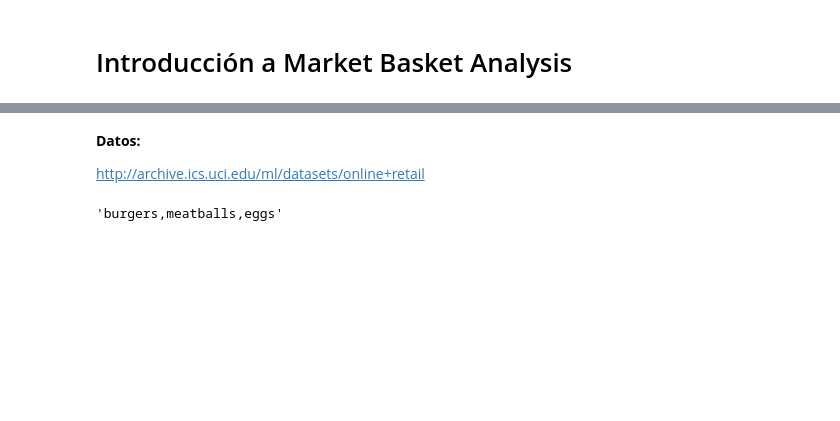
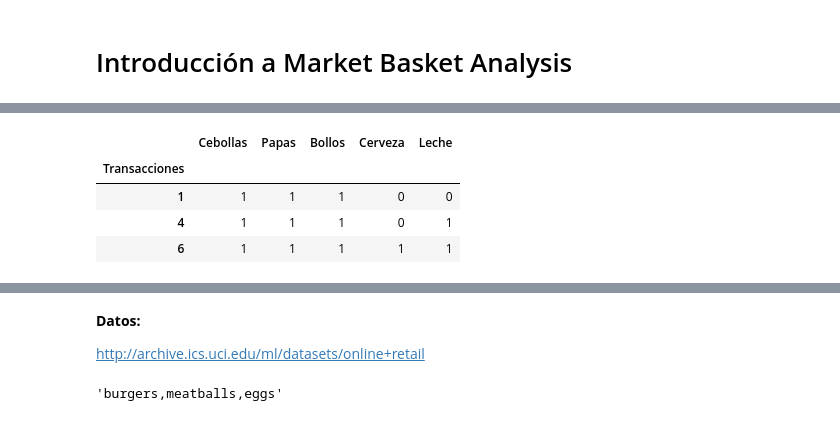
Before and after one commit to edavgaun/Python_Intermedio, a Jupyter notebook: Market_Basket_Analysis.ipynb, the cells around one changed output, grey strips where cells are left out. Drawn from its saved outputs; the diff is of its cells as text; code cells hidden in the pictures; blank space fills up the shorter version.

```diff
--- a/Market_Basket_Analysis.ipynb
+++ b/Market_Basket_Analysis.ipynb
@@ -8,0 +106,10 @@ Algoritmo que usa reglas de asociación para determinar que artículos se compra
+# %%
+# conf{Cebollas -> Bollos}
+# 1. Determinar el número de transacciones en las que se compró Papas y Cebollas
+datos[(datos["Cebollas"]==1) & (datos["Bollos"]==1)]
+# %% [output]
+|  | Cebollas | Papas | Bollos | Cerveza | Leche |
+| Transacciones |  |  |  |  |  |
+| 1 | 1 | 1 | 1 | 0 | 0 |
+| 4 | 1 | 1 | 1 | 0 | 1 |
+| 6 | 1 | 1 | 1 | 1 | 1 |
```
Also changed, not shown: parts of 31 cells of this notebook.
